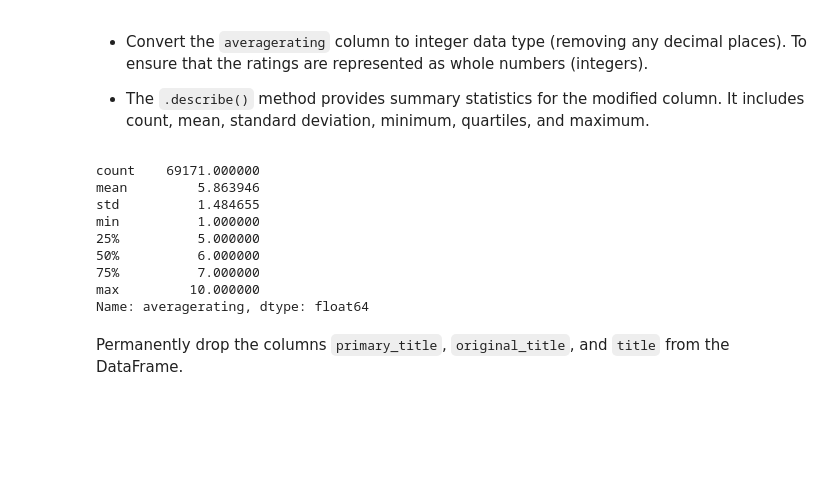
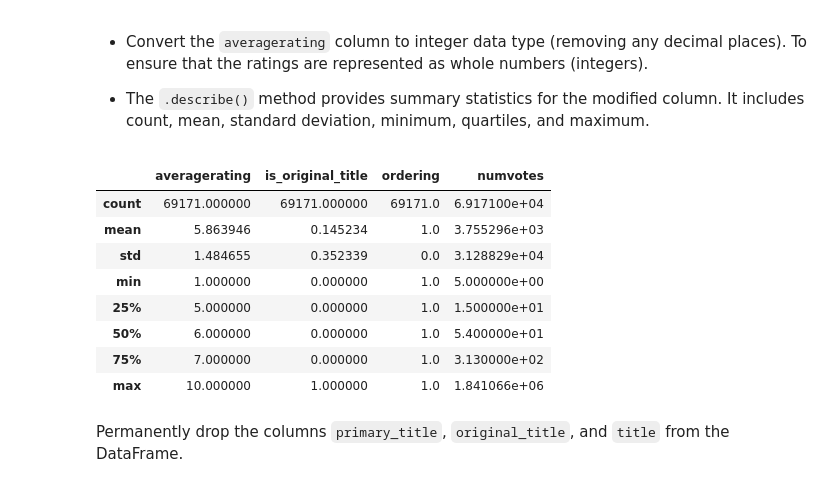
Before and after one commit to Gladwellchebelyon/GROUP7_BOX_OFFICE_MOVIES_ANALYSIS, a Jupyter notebook: isaac.ipynb, the cells around one changed output. Saved outputs shown, nothing was run; the diff lists cells and outputs as text; code cells hidden in the pictures; blank space fills up the shorter version.

```diff
--- a/isaac.ipynb
+++ b/isaac.ipynb
@@ -378,17 +357,19 @@ for genre in unique_genres:
 - The `.describe()` method provides summary statistics for the modified column. It includes count, mean, standard deviation, minimum, quartiles, and maximum.
 # %%
 imdf['averagerating'] = imdf['averagerating'].astype('int')
-imdf['averagerating'].describe()
+imdf['is_original_title'] = imdf['is_original_title'].astype('int')
+imdf['numvotes'] = imdf['numvotes'].astype('int')
+imdf[['averagerating', 'is_original_title', 'ordering', 'numvotes']].describe()
 # %% [output]
-count    69171.000000
-mean         5.863946
-std          1.484655
-min          1.000000
-25%          5.000000
-50%          6.000000
-75%          7.000000
-max         10.000000
-Name: averagerating, dtype: float64
+|  | averagerating | is_original_title | ordering | numvotes |
+| count | 69171.000000 | 69171.000000 | 69171.0 | 6.917100e+04 |
+| mean | 5.863946 | 0.145234 | 1.0 | 3.755296e+03 |
+| std | 1.484655 | 0.352339 | 0.0 | 3.128829e+04 |
+| min | 1.000000 | 0.000000 | 1.0 | 5.000000e+00 |
+| 25% | 5.000000 | 0.000000 | 1.0 | 1.500000e+01 |
+| 50% | 6.000000 | 0.000000 | 1.0 | 5.400000e+01 |
+| 75% | 7.000000 | 0.000000 | 1.0 | 3.130000e+02 |
+| max | 10.000000 | 1.000000 | 1.0 | 1.841066e+06 |
 # %% [markdown]
 Permanently drop the columns `primary_title`, `original_title`, and `title` from the DataFrame.
 # %%
```
Also changed, not shown: parts of 7 cells of this notebook.
